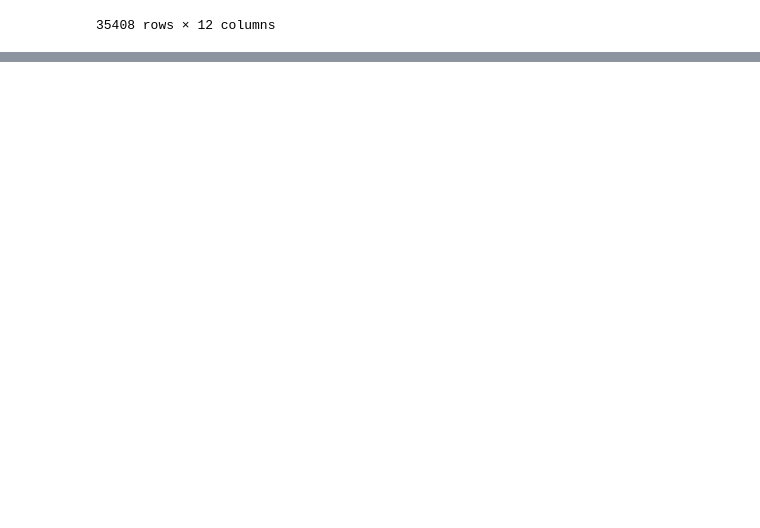
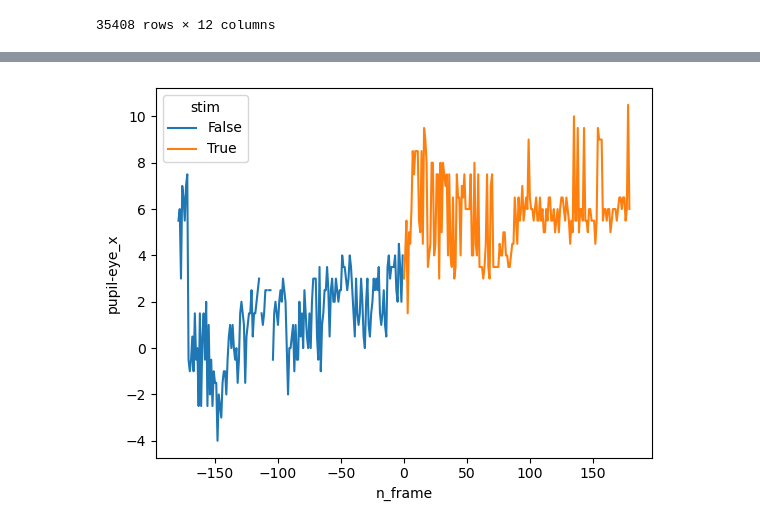
Before and after one commit to yongcheoljeong/yolov5-eye-movement, a Jupyter notebook: analysis/LabelAnalysis.ipynb, the cells around one changed output, grey strips where cells are left out. Drawn from its saved outputs; the diff is of its cells as text; code cells hidden in the pictures; blank space fills up the shorter version.

```diff
--- a/analysis/LabelAnalysis.ipynb
+++ b/analysis/LabelAnalysis.ipynb
@@ -162,3 +193,9 @@ range_list = get_stim_range_list(res_df)
+# %%
+# PETH
+sns.lineplot(x='n_frame', y='pupil-eye_x', hue='stim', data=df_peth)
+plt.show()
+# %% [output]
+[figure, added]
 # %%
 # x-axis
 sns.lineplot(x='n_frame', y='center_x', hue='class_name', data=res_df)
```
Also changed, not shown: parts of 10 cells of this notebook.
